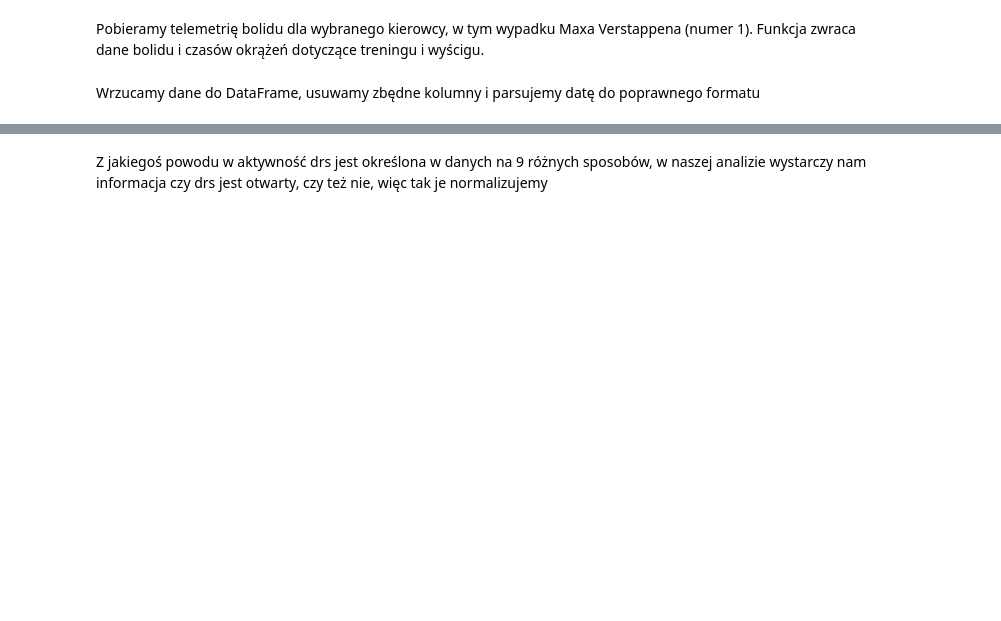
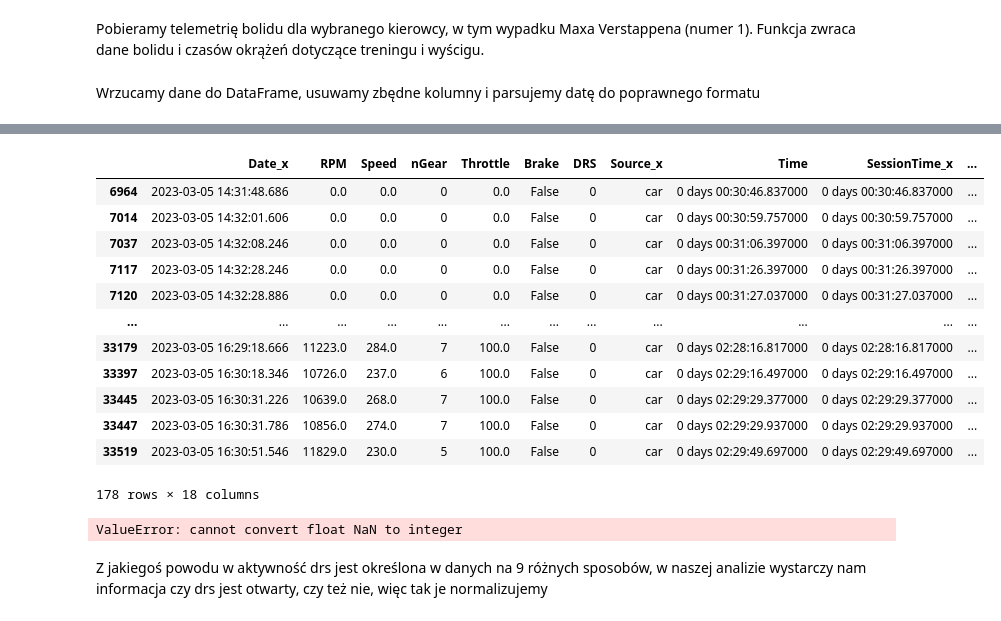
Before and after one commit to Whal0/F1_dataExploration, a Jupyter notebook: telemetry_analysis.ipynb, the cells around one changed output, grey strips where cells are left out. Drawn from its saved outputs; the diff is of its cells as text; code cells hidden in the pictures; blank space fills up the shorter version.

```diff
--- a/telemetry_analysis.ipynb
+++ b/telemetry_analysis.ipynb
@@ -79,0 +207,3 @@ dtype: object
+# %%
+session = fastf1.get_session(2023, 'Bahrain', 'R')
+session.load()
@@ -80,3 +225,29 @@ dtype: object
+# %%
+telemetry = session.car_data['1']
+telemetry = telemetry.add_distance()
+
+pos_data = session.pos_data['1']
+telemetry = telemetry.merge(pos_data, on='Time', how='left')
+telemetry.dropna(inplace=True)
+telemetry
+# %% [output]
+|  | Date_x | RPM | Speed | nGear | Throttle | Brake | DRS | Source_x | Time | SessionTime_x | ... |
+| 6964 | 2023-03-05 14:31:48.686 | 0.0 | 0.0 | 0 | 0.0 | False | 0 | car | 0 days 00:30:46.837000 | 0 days 00:30:46.837000 | ... |
+| 7014 | 2023-03-05 14:32:01.606 | 0.0 | 0.0 | 0 | 0.0 | False | 0 | car | 0 days 00:30:59.757000 | 0 days 00:30:59.757000 | ... |
+| 7037 | 2023-03-05 14:32:08.246 | 0.0 | 0.0 | 0 | 0.0 | False | 0 | car | 0 days 00:31:06.397000 | 0 days 00:31:06.397000 | ... |
+| 7117 | 2023-03-05 14:32:28.246 | 0.0 | 0.0 | 0 | 0.0 | False | 0 | car | 0 days 00:31:26.397000 | 0 days 00:31:26.397000 | ... |
+| 7120 | 2023-03-05 14:32:28.886 | 0.0 | 0.0 | 0 | 0.0 | False | 0 | car | 0 days 00:31:27.037000 | 0 days 00:31:27.037000 | ... |
+| ... | ... | ... | ... | ... | ... | ... | ... | ... | ... | ... | ... |
+| 33179 | 2023-03-05 16:29:18.666 | 11223.0 | 284.0 | 7 | 100.0 | False | 0 | car | 0 days 02:28:16.817000 | 0 days 02:28:16.817000 | ... |
+| 33397 | 2023-03-05 16:30:18.346 | 10726.0 | 237.0 | 6 | 100.0 | False | 0 | car | 0 days 02:29:16.497000 | 0 days 02:29:16.497000 | ... |
+| 33445 | 2023-03-05 16:30:31.226 | 10639.0 | 268.0 | 7 | 100.0 | False | 0 | car | 0 days 02:29:29.377000 | 0 days 02:29:29.377000 | ... |
+| 33447 | 2023-03-05 16:30:31.786 | 10856.0 | 274.0 | 7 | 100.0 | False | 0 | car | 0 days 02:29:29.937000 | 0 days 02:29:29.937000 | ... |
+| 33519 | 2023-03-05 16:30:51.546 | 11829.0 | 230.0 | 5 | 100.0 | False | 0 | car | 0 days 02:29:49.697000 | 0 days 02:29:49.697000 | ... |
+178 rows × 18 columns
+# %%
+lon, lat = telemetry_computations().compute_accelerations(telemetry=telemetry)
+# %% [output]
+ValueError: cannot convert float NaN to integer
 # %% [markdown]
 Z jakiegoś powodu w aktywność drs jest określona w danych na 9 różnych sposobów, w naszej analizie wystarczy nam informacja czy drs jest otwarty, czy też nie, więc tak je normalizujemy
 # %% [markdown]
```
Also changed, not shown: parts of 40 cells of this notebook, 2 other files.
